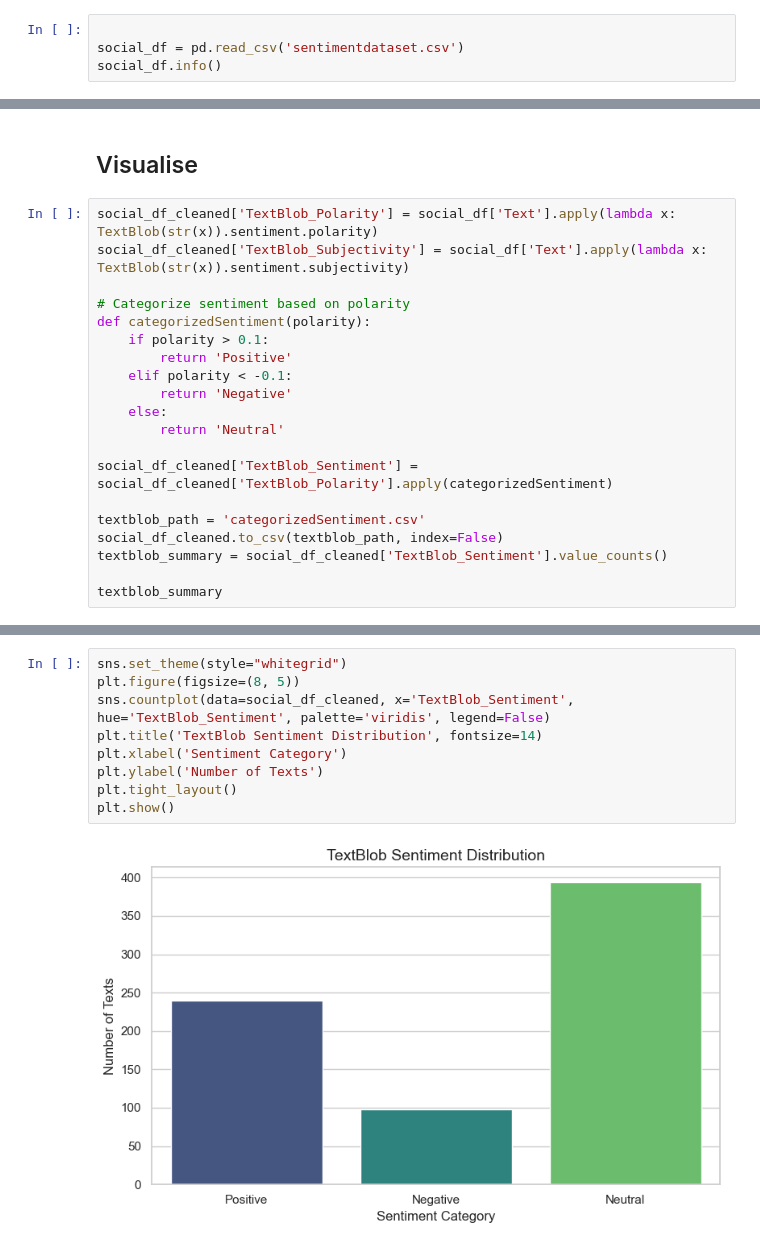
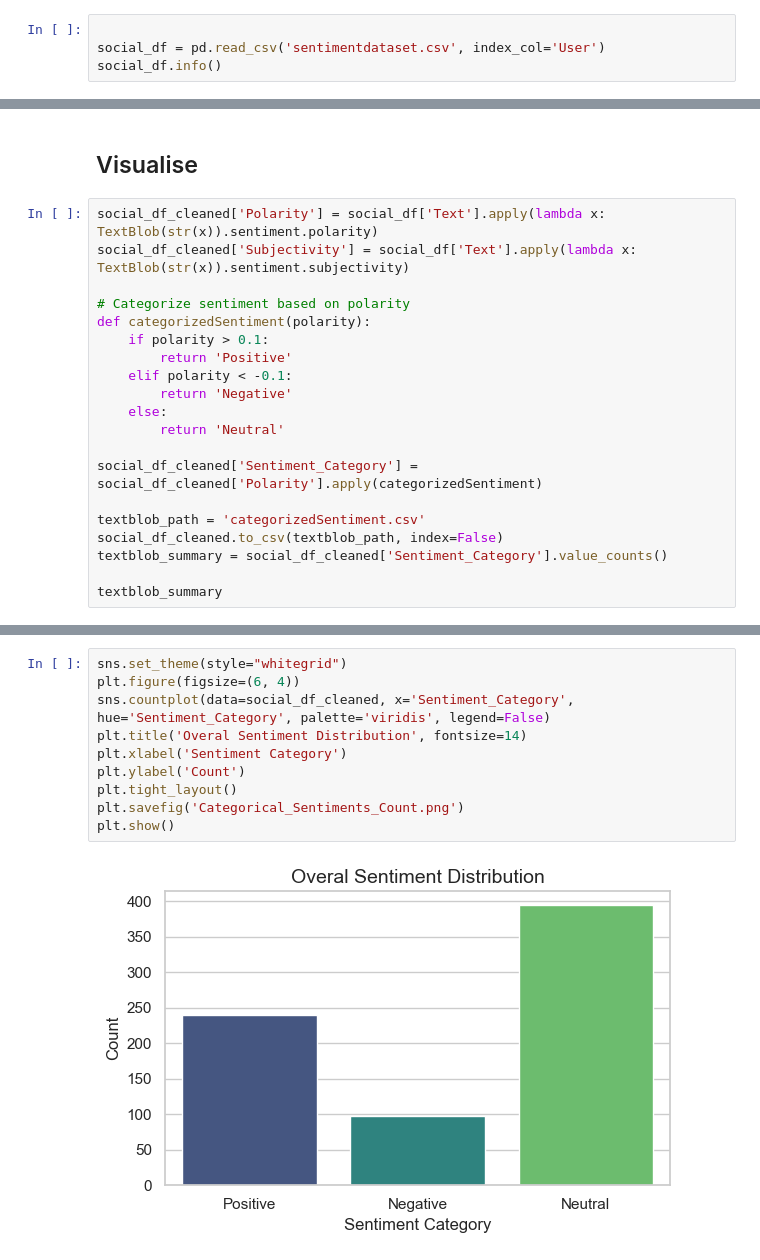
Before and after one commit to Kennerdol/FUTURE_DS_01, a Jupyter notebook: Future_DS_01_Social_Media_Sentiments_Analysis.ipynb, the cells around one changed output, grey strips where cells are left out. Cells and saved outputs as stored; diff of their text form.

```diff
--- a/Future_DS_01_Social_Media_Sentiments_Analysis.ipynb
+++ b/Future_DS_01_Social_Media_Sentiments_Analysis.ipynb
@@ -12,7 +10,7 @@ from textblob import TextBlob
 ## Loading and inspecting data
 # %%
 
-social_df = pd.read_csv('sentimentdataset.csv')
+social_df = pd.read_csv('sentimentdataset.csv', index_col='User')
 social_df.info()
 # %% [output]
 <class 'pandas.core.frame.DataFrame'>
@@ -87,8 +71,8 @@ top_hashtags
 # %% [markdown]
 ## Visualise
 # %%
-social_df_cleaned['TextBlob_Polarity'] = social_df['Text'].apply(lambda x: TextBlob(str(x)).sentiment.polarity)
-social_df_cleaned['TextBlob_Subjectivity'] = social_df['Text'].apply(lambda x: TextBlob(str(x)).sentiment.subjectivity)
+social_df_cleaned['Polarity'] = social_df['Text'].apply(lambda x: TextBlob(str(x)).sentiment.polarity)
+social_df_cleaned['Subjectivity'] = social_df['Text'].apply(lambda x: TextBlob(str(x)).sentiment.subjectivity)
 
 # Categorize sentiment based on polarity
 def categorizedSentiment(polarity):
@@ -99,11 +83,11 @@ def categorizedSentiment(polarity):
     else:
         return 'Neutral'
 
-social_df_cleaned['TextBlob_Sentiment'] = social_df_cleaned['TextBlob_Polarity'].apply(categorizedSentiment)
+social_df_cleaned['Sentiment_Category'] = social_df_cleaned['Polarity'].apply(categorizedSentiment)
 
 textblob_path = 'categorizedSentiment.csv'
 social_df_cleaned.to_csv(textblob_path, index=False)
-textblob_summary = social_df_cleaned['TextBlob_Sentiment'].value_counts()
+textblob_summary = social_df_cleaned['Sentiment_Category'].value_counts()
 
 textblob_summary
 # %% [output]
@@ -114,12 +98,13 @@ Negative     98
 Name: count, dtype: int64
 # %%
 sns.set_theme(style="whitegrid")
-plt.figure(figsize=(8, 5))
-sns.countplot(data=social_df_cleaned, x='TextBlob_Sentiment', hue='TextBlob_Sentiment', palette='viridis', legend=False)
-plt.title('TextBlob Sentiment Distribution', fontsize=14)
+plt.figure(figsize=(6, 4))
+sns.countplot(data=social_df_cleaned, x='Sentiment_Category', hue='Sentiment_Category', palette='viridis', legend=False)
+plt.title('Overal Sentiment Distribution', fontsize=14)
 plt.xlabel('Sentiment Category')
-plt.ylabel('Number of Texts')
+plt.ylabel('Count')
 plt.tight_layout()
+plt.savefig('Categorical_Sentiments_Count.png')
 plt.show()
 # %% [output]
-[figure, old version]
+[figure, new version]
```
Also changed, not shown: parts of 9 cells of this notebook, 8 other files.
